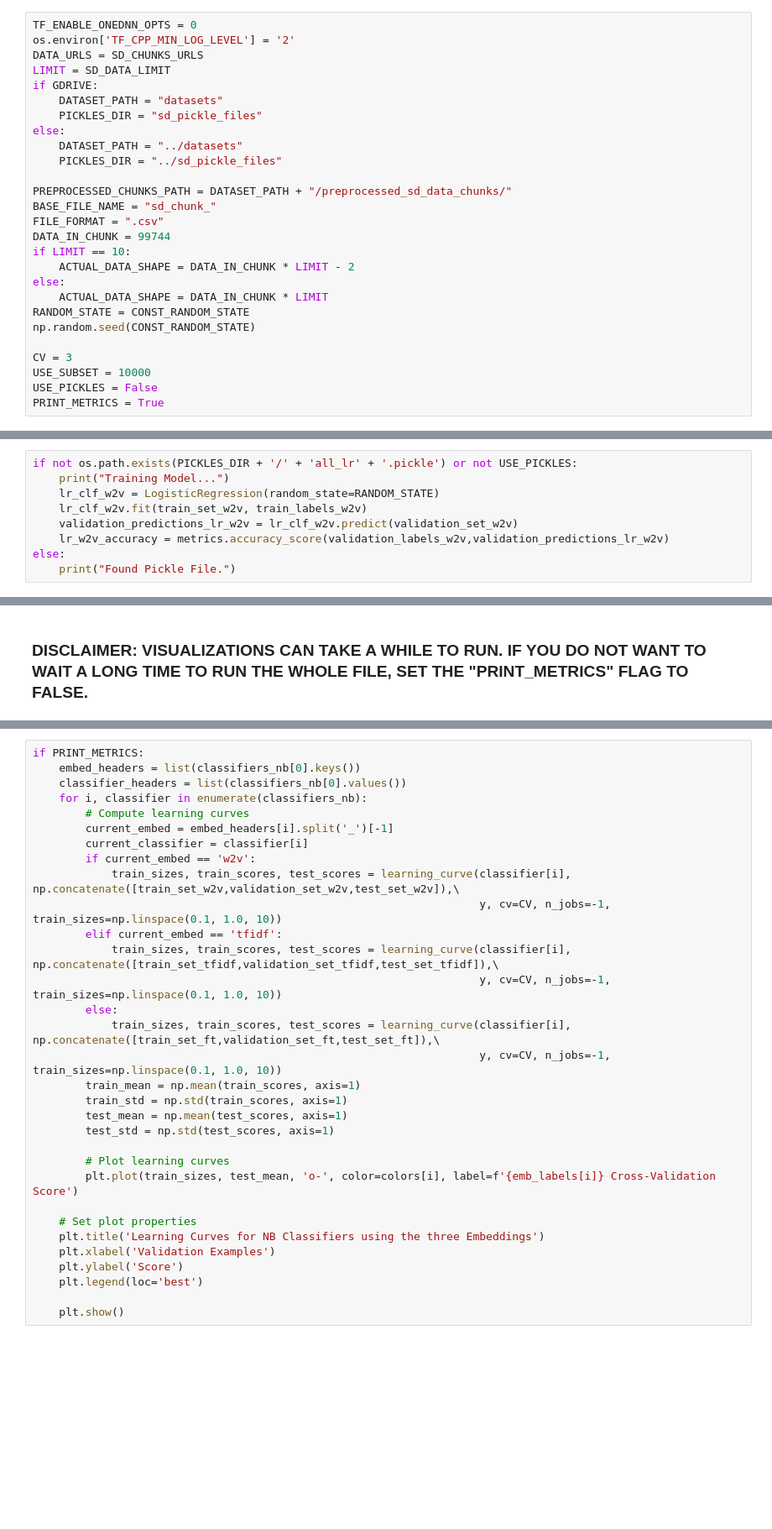
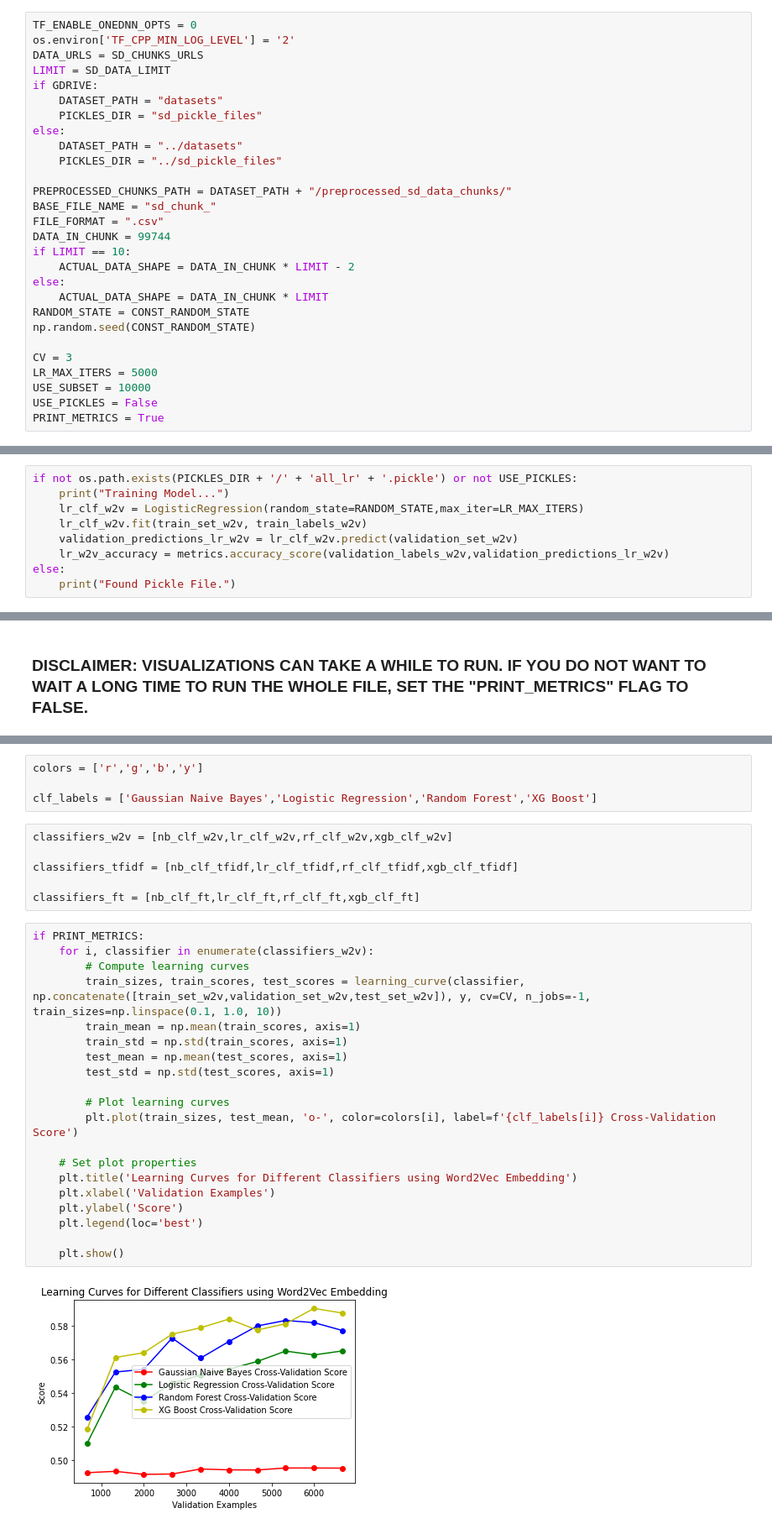
Before and after one commit to Popusa/sentiment-analysis-yelp, a Jupyter notebook: sarcasm_detection/code/sarcasm_detection_ml.ipynb, the cells around one changed output, grey strips where cells are left out. Shown at 84% size. Cells and saved outputs as stored; diff of their text form; blank space fills up the shorter version.

```diff
--- a/sarcasm_detection/code/sarcasm_detection_ml.ipynb
+++ b/sarcasm_detection/code/sarcasm_detection_ml.ipynb
@@ -81,6 +105,7 @@ RANDOM_STATE = CONST_RANDOM_STATE
 np.random.seed(CONST_RANDOM_STATE)
 
 CV = 3
+LR_MAX_ITERS = 5000
 USE_SUBSET = 10000
 USE_PICKLES = False
 PRINT_METRICS = True
@@ -306,7 +347,7 @@ else:
 # %%
 if not os.path.exists(PICKLES_DIR + '/' + 'all_lr' + '.pickle') or not USE_PICKLES:
     print("Training Model...")
-    lr_clf_w2v = LogisticRegression(random_state=RANDOM_STATE)
+    lr_clf_w2v = LogisticRegression(random_state=RANDOM_STATE,max_iter=LR_MAX_ITERS)
     lr_clf_w2v.fit(train_set_w2v, train_labels_w2v)
     validation_predictions_lr_w2v = lr_clf_w2v.predict(validation_set_w2v)
     lr_w2v_accuracy = metrics.accuracy_score(validation_labels_w2v,validation_predictions_lr_w2v)
@@ -568,34 +807,34 @@ emb_labels = ['W2V','TFIDF','FT']
+# %%
+colors = ['r','g','b','y']
+
+clf_labels = ['Gaussian Naive Bayes','Logistic Regression','Random Forest','XG Boost']
+# %%
+classifiers_w2v = [nb_clf_w2v,lr_clf_w2v,rf_clf_w2v,xgb_clf_w2v]
+
+classifiers_tfidf = [nb_clf_tfidf,lr_clf_tfidf,rf_clf_tfidf,xgb_clf_tfidf]
+
+classifiers_ft = [nb_clf_ft,lr_clf_ft,rf_clf_ft,xgb_clf_ft]
 # %%
 if PRINT_METRICS:
-    embed_headers = list(classifiers_nb[0].keys())
-    classifier_headers = list(classifiers_nb[0].values())
-    for i, classifier in enumerate(classifiers_nb):
+    for i, classifier in enumerate(classifiers_w2v):
         # Compute learning curves
-        current_embed = embed_headers[i].split('_')[-1]
-        current_classifier = classifier[i]
-        if current_embed == 'w2v':
-            train_sizes, train_scores, test_scores = learning_curve(classifier[i], np.concatenate([train_set_w2v,validation_set_w2v,test_set_w2v]),\
-                                                                    y, cv=CV, n_jobs=-1, train_sizes=np.linspace(0.1, 1.0, 10))
-        elif current_embed == 'tfidf':
-            train_sizes, train_scores, test_scores = learning_curve(classifier[i], np.concatenate([train_set_tfidf,validation_set_tfidf,test_set_tfidf]),\
-                                                                    y, cv=CV, n_jobs=-1, train_sizes=np.linspace(0.1, 1.0, 10))
-        else:
-            train_sizes, train_scores, test_scores = learning_curve(classifier[i], np.concatenate([train_set_ft,validation_set_ft,test_set_ft]),\
-                                                                    y, cv=CV, n_jobs=-1, train_sizes=np.linspace(0.1, 1.0, 10))
+        train_sizes, train_scores, test_scores = learning_curve(classifier, np.concatenate([train_set_w2v,validation_set_w2v,test_set_w2v]), y, cv=CV, n_jobs=-1, train_sizes=np.linspace(0.1, 1.0, 10))
         train_mean = np.mean(train_scores, axis=1)
         train_std = np.std(train_scores, axis=1)
         test_mean = np.mean(test_scores, axis=1)
         test_std = np.std(test_scores, axis=1)
 
         # Plot learning curves
-        plt.plot(train_sizes, test_mean, 'o-', color=colors[i], label=f'{emb_labels[i]} Cross-Validation Score')
+        plt.plot(train_sizes, test_mean, 'o-', color=colors[i], label=f'{clf_labels[i]} Cross-Validation Score')
 
     # Set plot properties
-    plt.title('Learning Curves for NB Classifiers using the three Embeddings')
+    plt.title('Learning Curves for Different Classifiers using Word2Vec Embedding')
     plt.xlabel('Validation Examples')
     plt.ylabel('Score')
     plt.legend(loc='best')
 
     plt.show()
+# %% [output]
+[figure, added]
 # %%
 if PRINT_METRICS:
```
Also changed, not shown: parts of 37 cells of this notebook, 3 other files.
